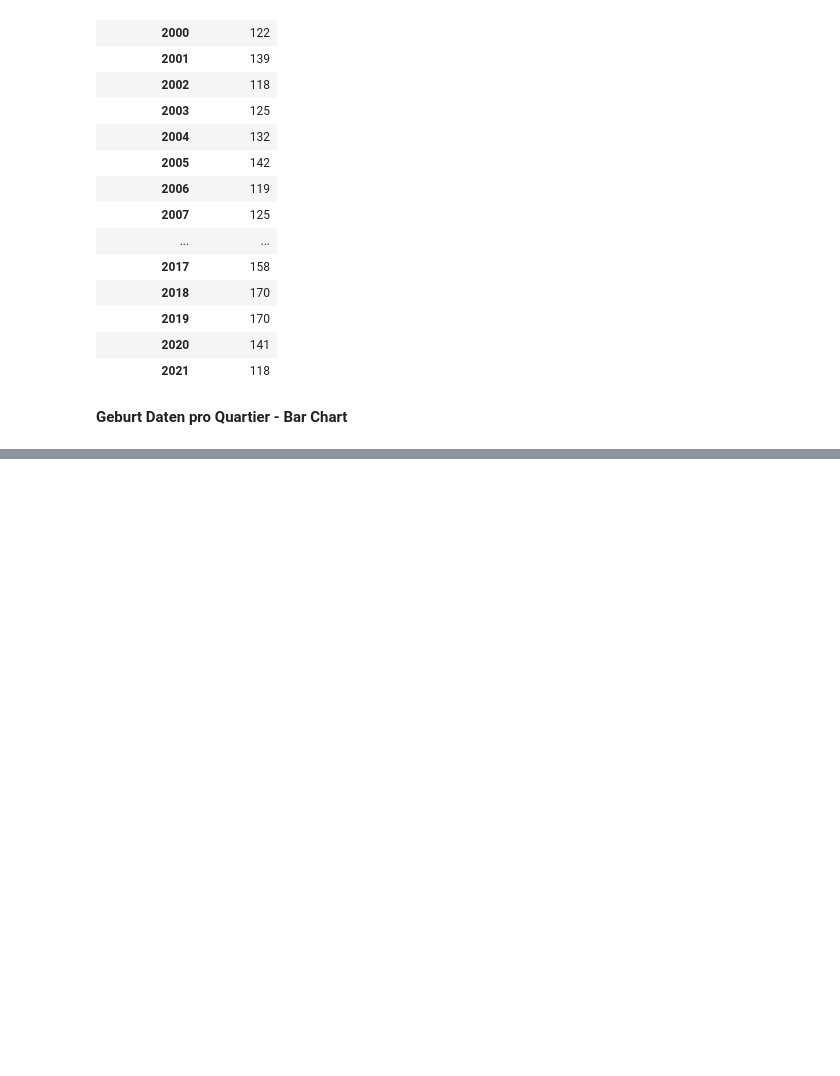
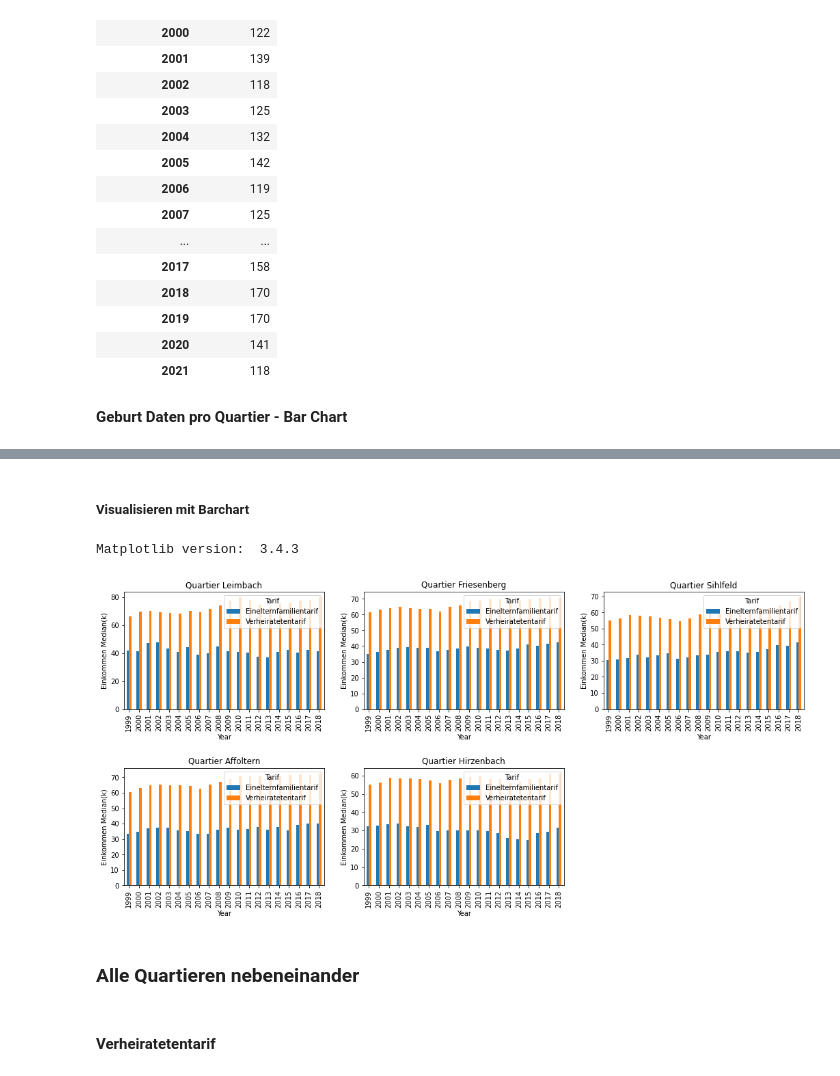
Before and after one commit to EbruDulak/CAS-INFE-21.12-Scripting-Project, a Jupyter notebook: ScriptingKitaProject.ipynb, the cells around one changed output, grey strips where cells are left out. Saved outputs shown, nothing was run; the diff lists cells and outputs as text; code cells hidden in the pictures; blank space fills up the shorter version.

```diff
--- a/ScriptingKitaProject.ipynb
+++ b/ScriptingKitaProject.ipynb
@@ -466,0 +720,3 @@ plt.show()
+# %%
+df_income_sel_Affoltern = df_income_sel.loc[df_income_sel['QuarSort']==111,['Jahr','Tarif','Einkommen']]
+df_income_sel_Affoltern
@@ -466,0 +741,3 @@ plt.show()
+# %%
+df_income_sel_Affoltern_pivot = df_income_sel_Affoltern.pivot(index='Jahr', columns='Tarif', values='Einkommen')
+df_income_sel_Affoltern_pivot
@@ -466,0 +765,3 @@ plt.show()
+# %%
+df_income_sel_Hirzenbach = df_income_sel.loc[df_income_sel['QuarSort']==123,['Jahr','Tarif','Einkommen']]
+df_income_sel_Hirzenbach
@@ -466,0 +786,3 @@ plt.show()
+# %%
+df_income_sel_Hirzenbach_pivot = df_income_sel_Hirzenbach.pivot(index='Jahr', columns='Tarif', values='Einkommen')
+df_income_sel_Hirzenbach_pivot
@@ -466,0 +808,63 @@ plt.show()
+# %% [markdown]
+##### Visualisieren mit Barchart
+# %%
+# use the inline backend to generate the plots within the browser
+%matplotlib inline
+
+import matplotlib as mpl
+import matplotlib.pyplot as plt
+print ('Matplotlib version: ', mpl.__version__)
+# %% [output]
+Matplotlib version:  3.4.3
+# %%
+# figure mit 5 subplots, je für ein Quartier
+fig = plt.figure() # create figure
+
+ax0 = fig.add_subplot(2, 3, 1) # add subplot 1
+ax1 = fig.add_subplot(2, 3, 2) # add subplot 2
+ax2 = fig.add_subplot(2, 3, 3) # add subplot 3
+ax3 = fig.add_subplot(2, 3, 4) # add subplot 4
+ax4 = fig.add_subplot(2, 3, 5) # add subplot 5
+
+fig.tight_layout()
+
+# Subplot 1: Leimbach
+df_income_sel_Leimbach_pivot.plot(kind='bar', figsize=(16,7), ax=ax0) # add to subplot 1
+ax0.set_title('Quartier Leimbach')
+ax0.set_xlabel('Year')
+ax0.set_ylabel('Einkommen Median(k)')
+
+# Subplot 2: Friesenberg
+df_income_sel_Friesenberg_pivot.plot(kind='bar', figsize=(16,7), ax=ax1) # add to subplot 2
+ax1.set_title('Quartier Friesenberg')
+ax1.set_xlabel('Year')
+ax1.set_ylabel('Einkommen Median(k)')
+
+# Subplot 3: Sihlfeld
+df_income_sel_Sihlfeld_pivot.plot(kind='bar', figsize=(16,7), ax=ax2) # add to subplot 3
+ax2.set_title('Quartier Sihlfeld')
+ax2.set_xlabel('Year')
+ax2.set_ylabel('Einkommen Median(k)')
+
+# Subplot 4: Affoltern
+df_income_sel_Affoltern_pivot.plot(kind='bar', figsize=(16,7), ax=ax3) # add to subplot 4
+ax3.set_title('Quartier Affoltern')
+ax3.set_xlabel('Year')
+ax3.set_ylabel('Einkommen Median(k)')
+
+# Subplot 5: Hirzenbach
+df_income_sel_Hirzenbach_pivot.plot(kind='bar', figsize=(16,7), ax=ax4) # add to subplot 5
+ax4.set_title('Quartier Hirzenbach')
+ax4.set_xlabel('Year')
+ax4.set_ylabel('Einkommen Median(k)')
+
+fig.subplots_adjust(hspace=0.5)
+fig.subplots_adjust(wspace=0.2)
+
+plt.show()
+# %% [output]
+[figure, added]
+# %% [markdown]
+### Alle Quartieren nebeneinander
+# %% [markdown]
+#### Verheiratetentarif
```
Also changed, not shown: parts of 46 cells of this notebook.
